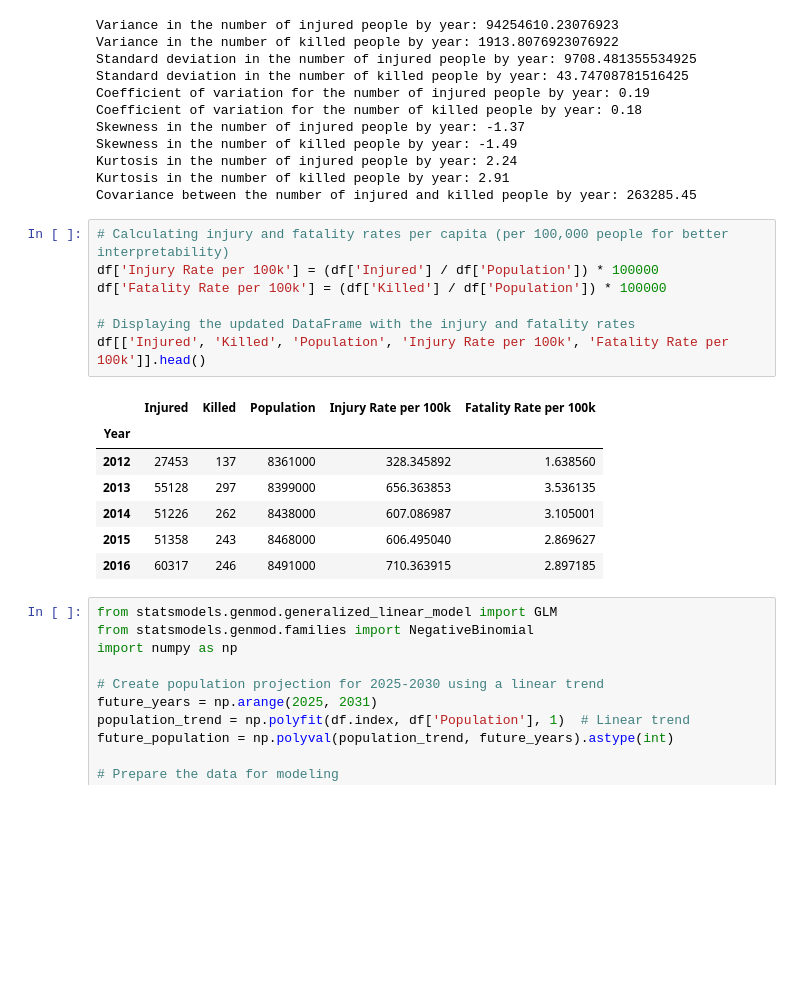
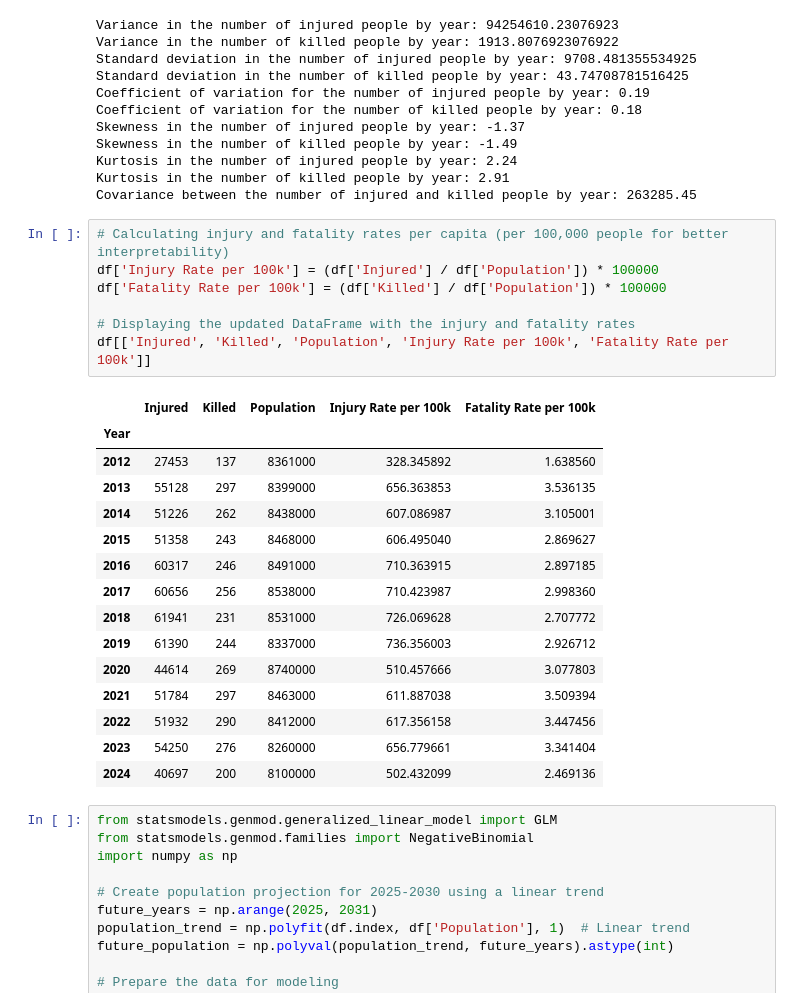
Before and after one commit to awnonbhowmik/NYC_MV_Collisions_Crashes, a Jupyter notebook: main.ipynb, the cells around one changed output. Cells and saved outputs as stored; diff of their text form; blank space fills up the shorter version.

```diff
--- a/main.ipynb
+++ b/main.ipynb
@@ -374,18 +374,26 @@ Covariance between the number of injured and killed people by year: 263285.45
 # %%
 # Calculating injury and fatality rates per capita (per 100,000 people for better interpretability)
 df['Injury Rate per 100k'] = (df['Injured'] / df['Population']) * 100000
 df['Fatality Rate per 100k'] = (df['Killed'] / df['Population']) * 100000
 
 # Displaying the updated DataFrame with the injury and fatality rates
-df[['Injured', 'Killed', 'Population', 'Injury Rate per 100k', 'Fatality Rate per 100k']].head()
+df[['Injured', 'Killed', 'Population', 'Injury Rate per 100k', 'Fatality Rate per 100k']]
 # %% [output]
 |  | Injured | Killed | Population | Injury Rate per 100k | Fatality Rate per 100k |
 | Year |  |  |  |  |  |
 | 2012 | 27453 | 137 | 8361000 | 328.345892 | 1.638560 |
 | 2013 | 55128 | 297 | 8399000 | 656.363853 | 3.536135 |
 | 2014 | 51226 | 262 | 8438000 | 607.086987 | 3.105001 |
 | 2015 | 51358 | 243 | 8468000 | 606.495040 | 2.869627 |
 | 2016 | 60317 | 246 | 8491000 | 710.363915 | 2.897185 |
+| 2017 | 60656 | 256 | 8538000 | 710.423987 | 2.998360 |
+| 2018 | 61941 | 231 | 8531000 | 726.069628 | 2.707772 |
+| 2019 | 61390 | 244 | 8337000 | 736.356003 | 2.926712 |
+| 2020 | 44614 | 269 | 8740000 | 510.457666 | 3.077803 |
+| 2021 | 51784 | 297 | 8463000 | 611.887038 | 3.509394 |
+| 2022 | 51932 | 290 | 8412000 | 617.356158 | 3.447456 |
+| 2023 | 54250 | 276 | 8260000 | 656.779661 | 3.341404 |
+| 2024 | 40697 | 200 | 8100000 | 502.432099 | 2.469136 |
 # %%
 from statsmodels.genmod.generalized_linear_model import GLM
 from statsmodels.genmod.families import NegativeBinomial
```
Also changed, not shown: parts of 2 cells of this notebook.
